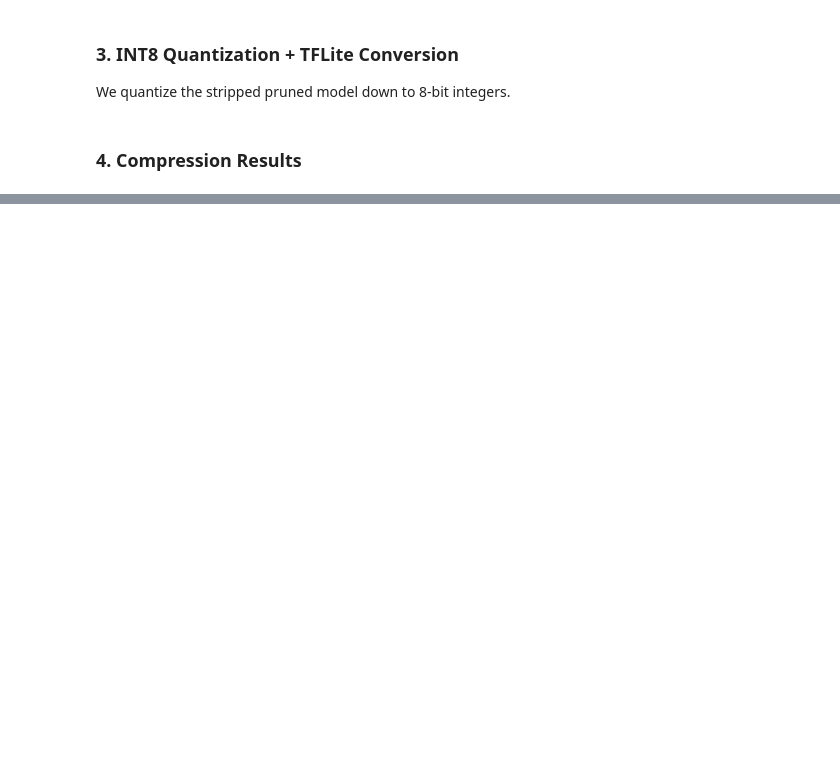
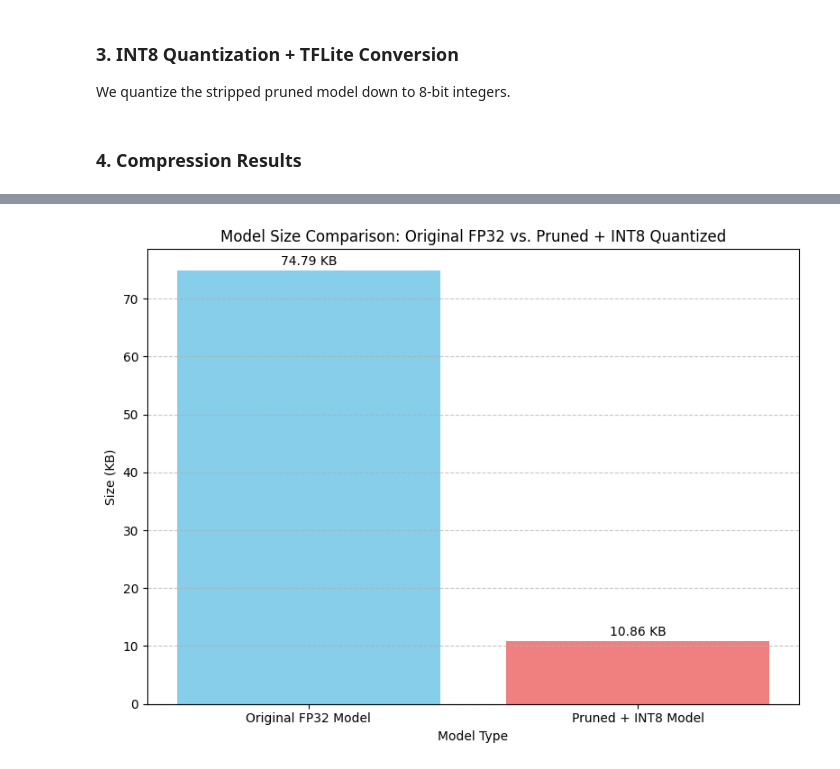
Before and after one commit to snehapadgaonkar/beat2bit, a Jupyter notebook: notebooks/04_quantization_pruning.ipynb, the cells around one changed output, grey strips where cells are left out. Drawn from its saved outputs; the diff is of its cells as text; code cells hidden in the pictures; blank space fills up the shorter version.

Commit message:
added graphical representations

```diff
--- a/notebooks/04_quantization_pruning.ipynb
+++ b/notebooks/04_quantization_pruning.ipynb
@@ -9,12 +31,3 @@ import os
 import tensorflow_model_optimization as tfmot
 # %% [markdown]
 ### 1. Load the Dataset and Baseline Model
-# %%
-X_train = np.load('../data/processed/X_train.npy')
-X_test = np.load('../data/processed/X_test.npy')
-y_test = np.load('../data/processed/y_test.npy')
-
-model_path = '../models/baseline_cnn.keras'
-baseline_model = tf.keras.models.load_model(model_path)
-fp32_size = os.path.getsize(model_path)
-print(f"Loaded Baseline FP32 Model. Size: {fp32_size / 1024:.2f} KB")
@@ -23,6 +106,9 @@ print(f"Loaded Baseline FP32 Model. Size: {fp32_size / 1024:.2f} KB")
 We define a pruning schedule to achieve 70% sparsity (setting 70% of weights to zero).
 # %%
 prune_low_magnitude = tfmot.sparsity.keras.prune_low_magnitude
+
+# Load y_train here as it was missing from the data loading step
+y_train = np.load('/content/drive/MyDrive/data/processed/y_train.npy')
 
 # Calculate end step based on batch size and epochs
 batch_size = 128
@@ -76,7 +172,7 @@ converter.inference_output_type = tf.int8
 
 tflite_model_quant = converter.convert()
 
-quantized_model_path = '../models/model_pruned_quantized.tflite'
+quantized_model_path = '/content/drive/MyDrive/models/model_pruned_quantized.tflite'
 with open(quantized_model_path, 'wb') as f:
     f.write(tflite_model_quant)
 # %% [markdown]
@@ -89,0 +191,25 @@ print(f"Compression Ratio        : {fp32_size / int8_size:.2f}x smaller!")
+# %%
+import matplotlib.pyplot as plt
+
+# Data for plotting
+model_names = ['Original FP32 Model', 'Pruned + INT8 Model']
+sizes_kb = [fp32_size / 1024, int8_size / 1024]
+
+# Create the bar graph
+plt.figure(figsize=(8, 6))
+plt.bar(model_names, sizes_kb, color=['skyblue', 'lightcoral'])
+
+# Add labels and title
+plt.xlabel('Model Type')
+plt.ylabel('Size (KB)')
+plt.title('Model Size Comparison: Original FP32 vs. Pruned + INT8 Quantized')
+
+# Add value labels on top of bars
+for i, size in enumerate(sizes_kb):
+    plt.text(i, size + 0.5, f'{size:.2f} KB', ha='center', va='bottom')
+
+plt.grid(axis='y', linestyle='--', alpha=0.7)
+plt.tight_layout()
+plt.show()
+# %% [output]
+[figure, added]
```
Also changed, not shown: parts of 8 cells of this notebook.
